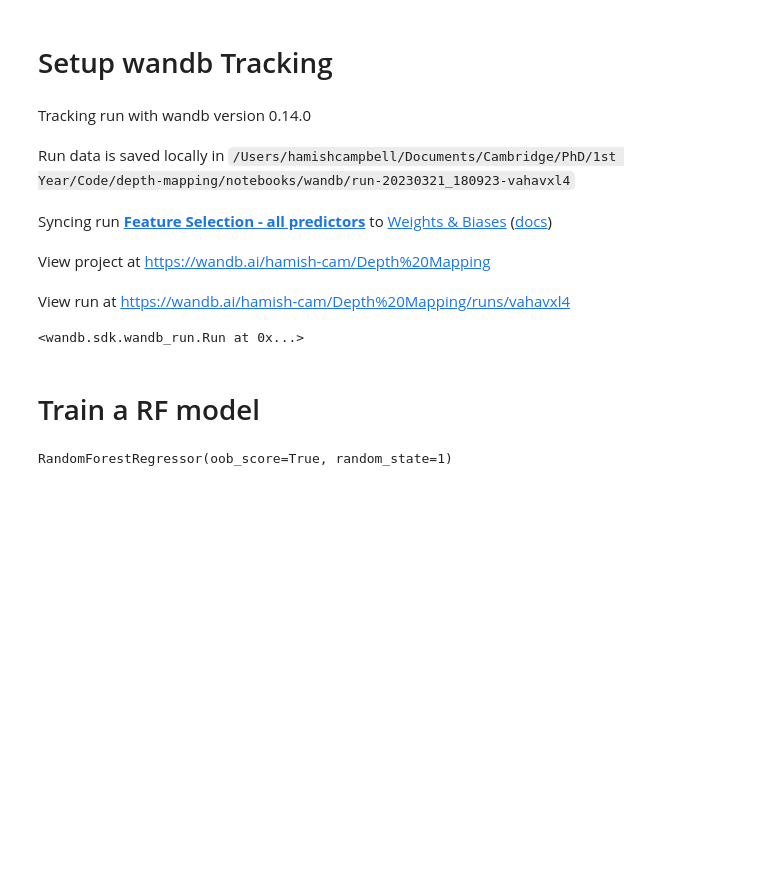
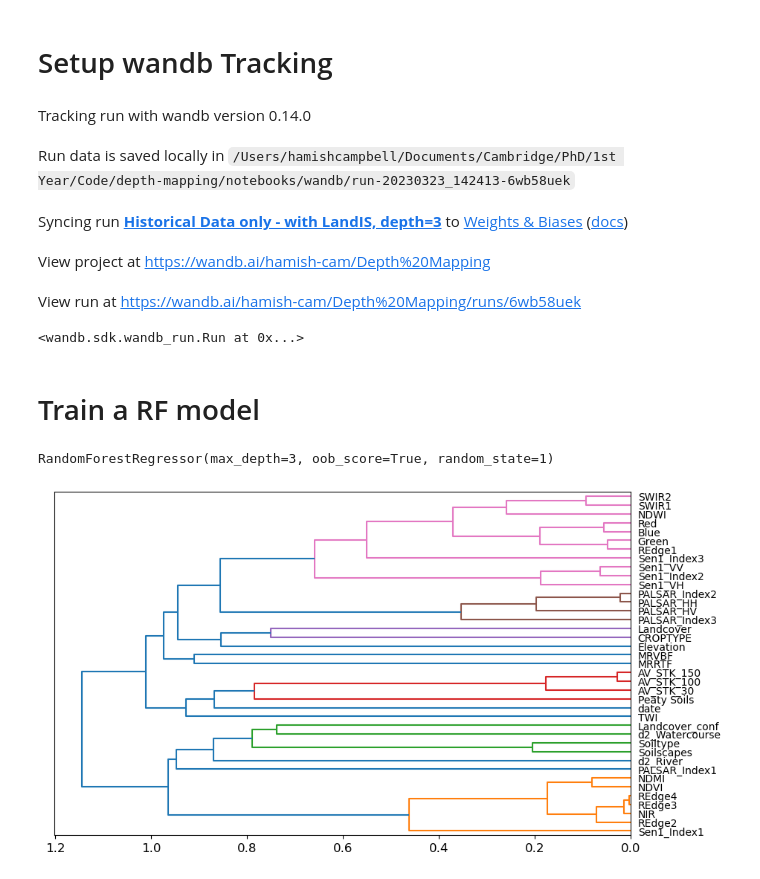
Before and after one commit to Hamish-Cam/depth-mapping, a Jupyter notebook: notebooks/Feature Selection.ipynb, the cells around one changed output. Drawn from its saved outputs; the diff is of its cells as text; code cells hidden in the pictures; blank space fills up the shorter version.

```diff
--- a/notebooks/Feature Selection.ipynb
+++ b/notebooks/Feature Selection.ipynb
@@ -74,7 +114,7 @@ selected_features = feature_names #['AV_STK_100', 'AV_STK_150']
 wandb.init(
     # set the wandb project where this run will be logged
     project="Depth Mapping",
-    name="Feature Selection - all predictors",
+    name="Historical Data only - with LandIS, depth=3",
 
     # track hyperparameters
     config={
@@ -83,21 +123,39 @@ wandb.init(
 )
 # %% [output]
 Tracking run with wandb version 0.14.0
-Run data is saved locally in /Users/hamishcampbell/Documents/Cambridge/PhD/1st Year/Code/depth-mapping/notebooks/wandb/run-20230321_180923-vahavxl4
+Run data is saved locally in /Users/hamishcampbell/Documents/Cambridge/PhD/1st Year/Code/depth-mapping/notebooks/wandb/run-20230323_142413-6wb58uek
-Syncing run Feature Selection - all predictors to Weights & Biases (docs)
+Syncing run Historical Data only - with LandIS, depth=3 to Weights & Biases (docs)
 View project at https://wandb.ai/hamish-cam/Depth%20Mapping
-View run at https://wandb.ai/hamish-cam/Depth%20Mapping/runs/vahavxl4
+View run at https://wandb.ai/hamish-cam/Depth%20Mapping/runs/6wb58uek
 <wandb.sdk.wandb_run.Run at 0x...>
 # %% [markdown]
 # Train a RF model
 # %%
 # instantiate the random forest regressor object
-rf_model = RandomForestRegressor(n_estimators = 100, random_state = 1, oob_score=True)
+rf_model = RandomForestRegressor(n_estimators = 100, random_state = 1, oob_score=True, max_depth=3)
 
 # fit the random forest to the selected training predictor and target data
 rf_model.fit(x_train[selected_features], y_train)
 # %% [output]
-RandomForestRegressor(oob_score=True, random_state=1)
+RandomForestRegressor(max_depth=3, oob_score=True, random_state=1)
+# %%
+# function to create a dendrogram using rank correlation
+def cluster_columns(df, figsize=(10,6), font_size=12):
+    corr = np.round(scipy.stats.spearmanr(df).correlation, 4)
+    corr_condensed = hc.distance.squareform(1-corr)
+    z = hc.linkage(corr_condensed, method='average')
+    fig = plt.figure(figsize=figsize)
+    hc.dendrogram(z, labels=df.columns, orientation='left', leaf_font_size=font_size)
+    plt.show()
+    return fig
+
+# create a diagram showing how correlated the selected predictors are
+rank_corr = cluster_columns(x_train[selected_features], font_size=10);
+
+# log this in wandb
+wandb.log({"Rank Correlation": wandb.Image(rank_corr)})
+# %% [output]
+[figure, added]
 # %%
 # study the feature importances output by the model
 importances = rf_model.feature_importances_
```
Also changed, not shown: parts of 10 cells of this notebook, 1 other file.
